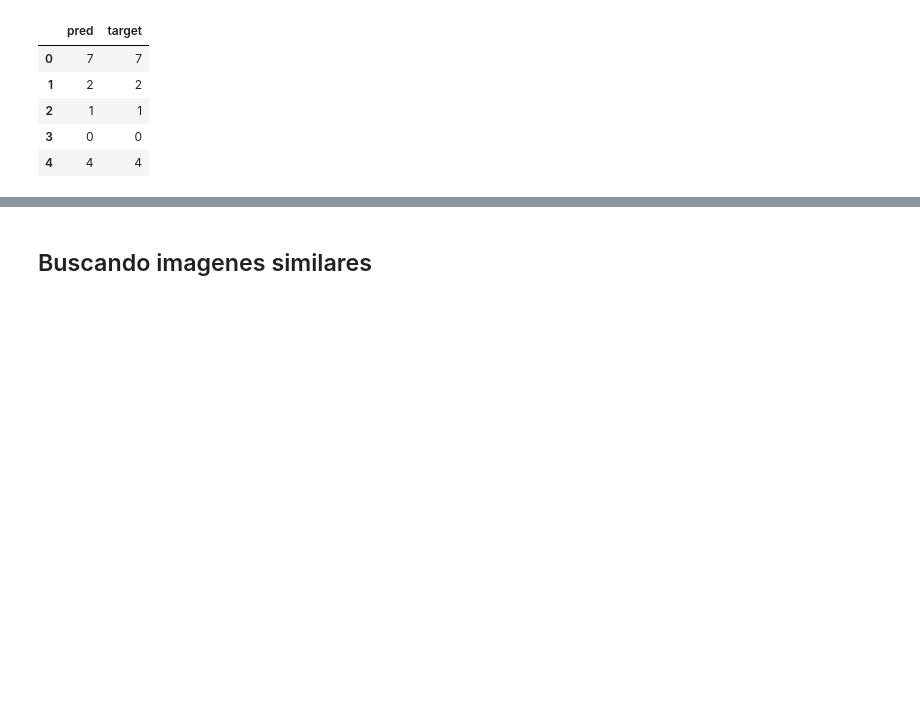
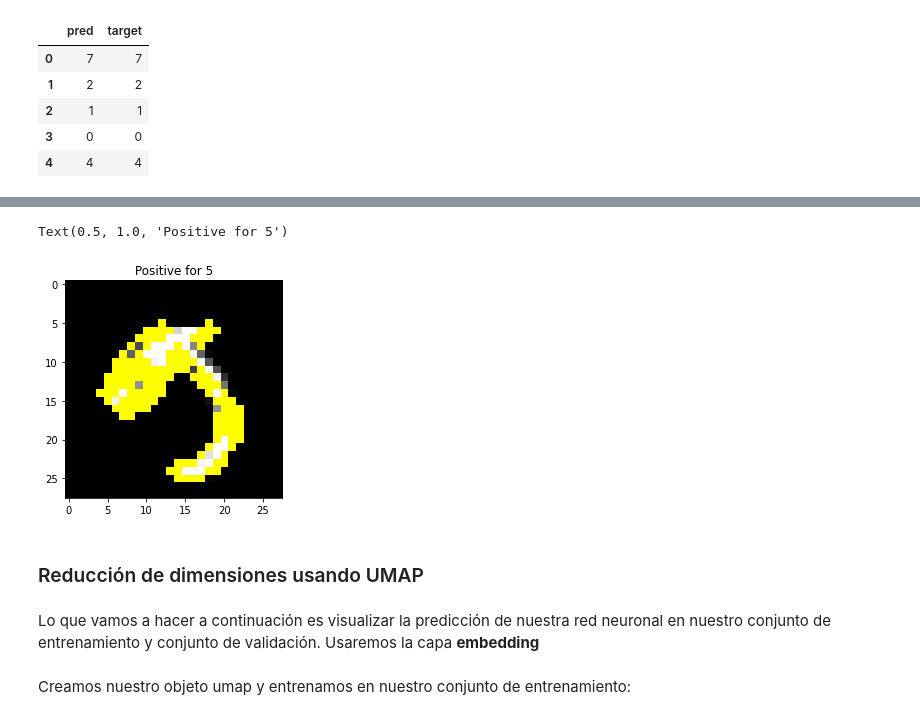
Before and after one commit to Jazielinho/digit_recognition, a Jupyter notebook: digit_recognition.ipynb, the cells around one changed output, grey strips where cells are left out. Saved outputs shown, nothing was run; the diff lists cells and outputs as text; code cells hidden in the pictures; blank space fills up the shorter version.

```diff
--- a/digit_recognition.ipynb
+++ b/digit_recognition.ipynb
@@ -292,16 +367,26 @@ for i, c_ax in enumerate(m_axs.flatten()):
 # %%
+clase_predicha = model.predict(X_eval.reshape((1, 28, 28, 3))).argmax(axis=1)[0]
+
 image, mask = explanation.get_image_and_mask(
-    model.predict(X_eval.reshape((1, 28, 28, 3))).argmax(axis=1)[0],
+    clase_predicha,
     positive_only=True,
     hide_rest=False)
 # %%
 plt.imshow(X_eval.astype(np.uint8))
 plt.imshow(mark_boundaries(image.astype(np.uint8), mask))
+plt.title('Positive for {}'.format(clase_predicha))
+# %% [output]
+Text(0.5, 1.0, 'Positive for 5')
+[figure, added]
-# %% [markdown]
-## Buscando imagenes similares
+# %% [markdown]
+### Reducción de dimensiones usando UMAP
+# %% [markdown]
+Lo que vamos a hacer a continuación es visualizar la predicción de nuestra red neuronal en nuestro conjunto de entrenamiento y conjunto de validación. Usaremos la capa **embedding**
 # %%
 emb_model = tf.keras.models.Model(model.input, model.get_layer('embedding').output)
 # %%
 emb_train = emb_model.predict(X_train, verbose=1)
 emb_val = emb_model.predict(X_val, verbose=1)
 emb_test = emb_model.predict(X_test, verbose=1)
+# %% [markdown]
+Creamos nuestro objeto umap y entrenamos en nuestro conjunto de entrenamiento:
```
Also changed, not shown: parts of 65 cells of this notebook, 11 other files.
